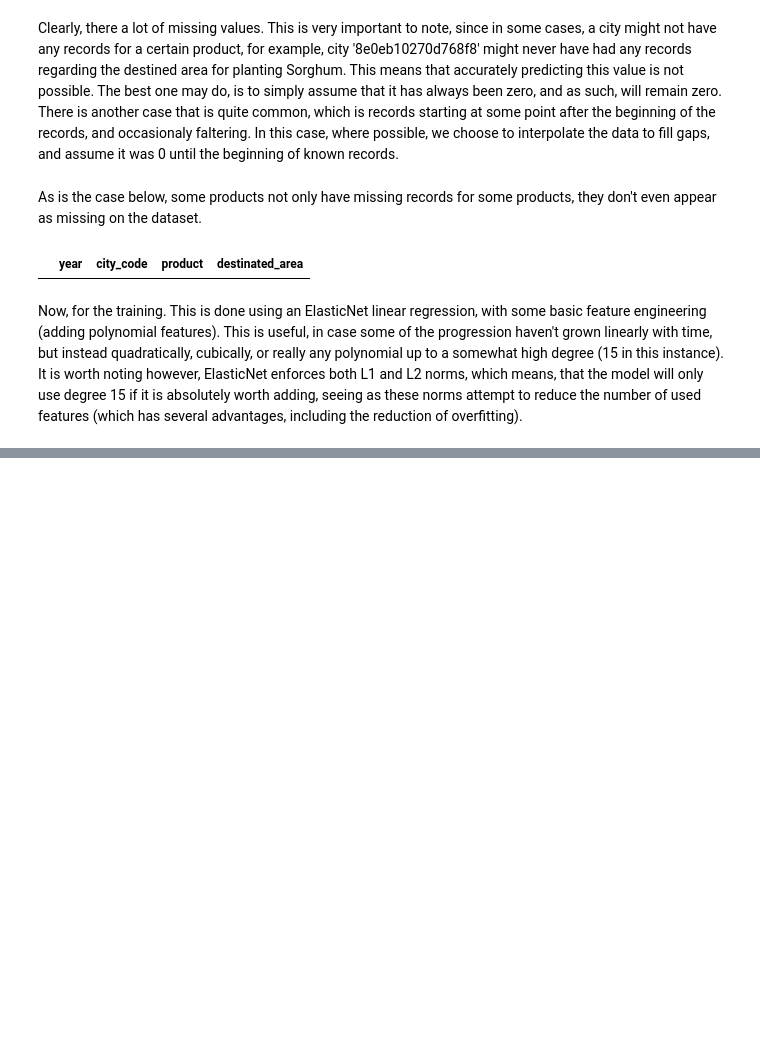
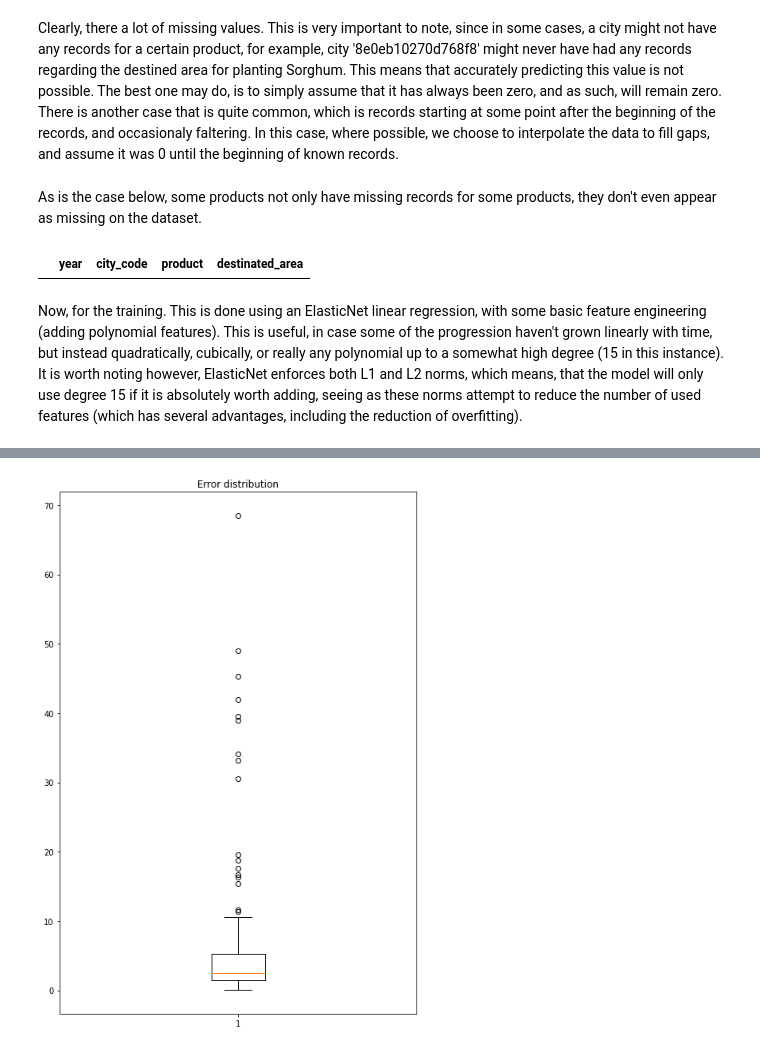
Before and after one commit to CEDipEngineering/BainStrategicChallenge, a Jupyter notebook: city_clustering_v2.ipynb, the cells around one changed output, grey strips where cells are left out. Drawn from its saved outputs; the diff is of its cells as text; code cells hidden in the pictures; blank space fills up the shorter version.

```diff
--- a/city_clustering_v2.ipynb
+++ b/city_clustering_v2.ipynb
@@ -397,0 +403,10 @@ fig.show()
+# %%
+fig = plt.figure(figsize=(8,12))
+ax = fig.add_subplot(111)
+ax.set_title("Error distribution")
+# ax.hist(df_time['WMAPE'], bins=len(err), density=True)
+ax.boxplot(df_time['WMAPE'])
+
+fig.show()
+# %% [output]
+[figure, added]
```
Also changed, not shown: parts of 5 cells of this notebook, 3 other files.
